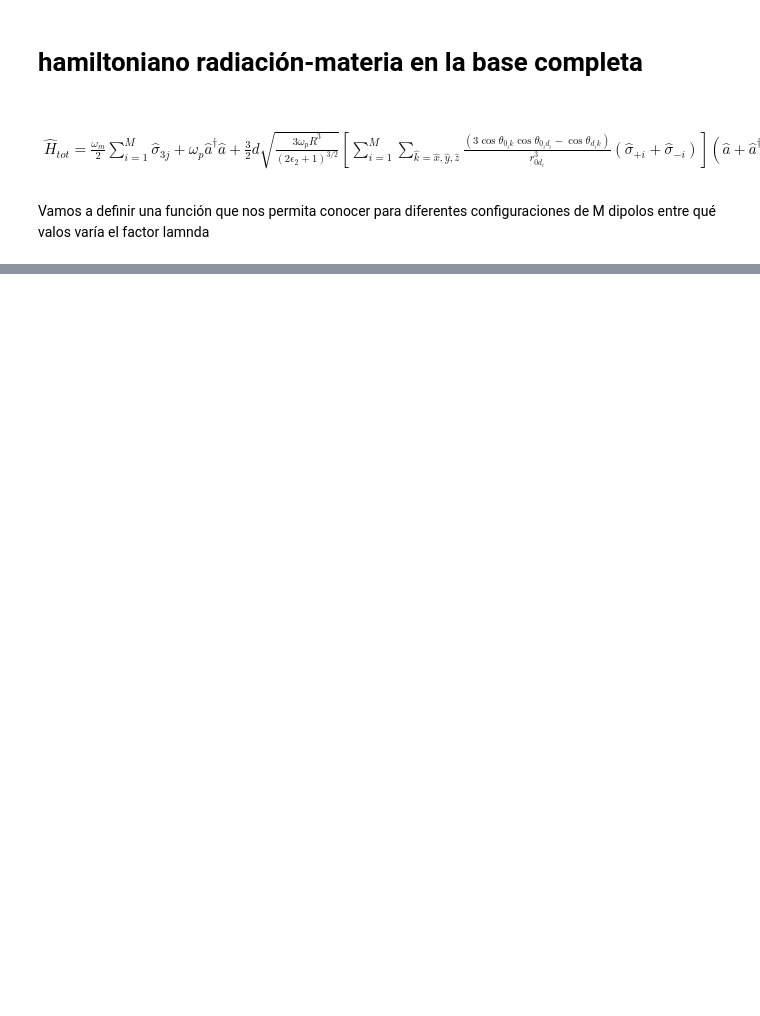
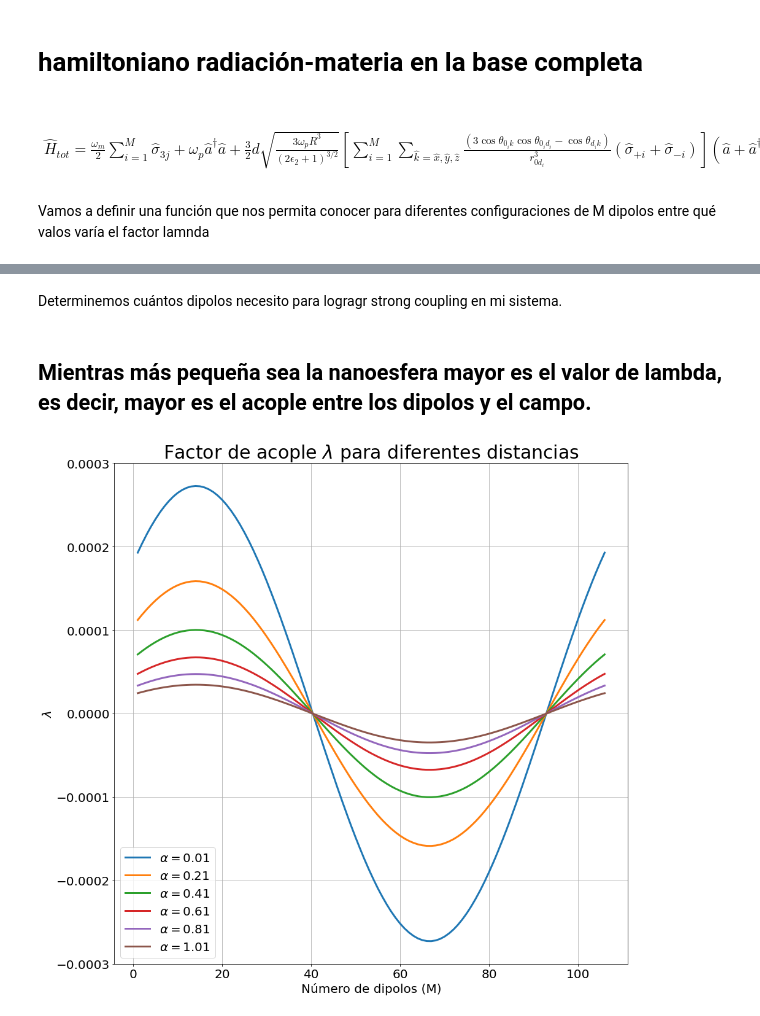
Before and after one commit to juanF9910/Trabajo_Grado_git, a Jupyter notebook: niveles_E2.ipynb, the cells around one changed output, grey strips where cells are left out. Cells and saved outputs as stored; diff of their text form; code cells hidden in the pictures; blank space fills up the shorter version.

```diff
--- a/niveles_E2.ipynb
+++ b/niveles_E2.ipynb
@@ -646,0 +685,46 @@ landa(M, 1000, P)
+# %% [markdown]
+Determinemos cuántos dipolos necesito para logragr strong coupling en mi sistema.
+# %% [markdown]
+## Mientras más pequeña sea la nanoesfera mayor es el valor de lambda, es decir, mayor es el acople entre los dipolos y el campo.
+# %%
+c= 299792458
+nu=c/197.49e-9
+omega_p=Freo(2*np.pi*nu) #se ingresa en eV, luego se transforma en Hartrees.
+R=a0(10e-9) #urgente determinar el R asociado a una frecuencia dada.
+epsilon_2=6.05
+d=dby(1.811)  #el dipolo se ingresa en debyes
+
+
+#L=20
+#K=20
+#M=((L-2)*K+2)
+#print(M)
+M=106
+
+alpha=np.arange(0.01, 1.2, 0.2)
+
+
+fig, ax= plt.subplots(figsize=(15,15))
+
+
+
+for i in alpha:
+    Resultado=[]
+    y=R*(1+i)
+    #P=posiciones(y,L,K)
+    P=posiciones2(y, M)
+    ax.plot( np.arange(1, M+1), landa2(M, P), label=r'$\alpha=${}'.format(np.round(i,3)), lw=3)
+
+
+ax.set_xlabel('Número de dipolos (M)', fontsize=20)
+ax.set_ylabel(r'$\lambda$', fontsize=20)
+ax.set_title('Factor de acople $\lambda$ para diferentes distancias', fontsize=30)
+ax.tick_params(axis='x', labelsize=20)
+ax.tick_params(axis='y', labelsize=20)
+
+ax.legend(fontsize=20)
+ax.grid()
+fig.savefig('lambda.svg', format='svg', bbox_inches='tight')
+plt.show()
+# %% [output]
+[figure, added]
```
Also changed, not shown: parts of 26 cells of this notebook, 6 other files.
